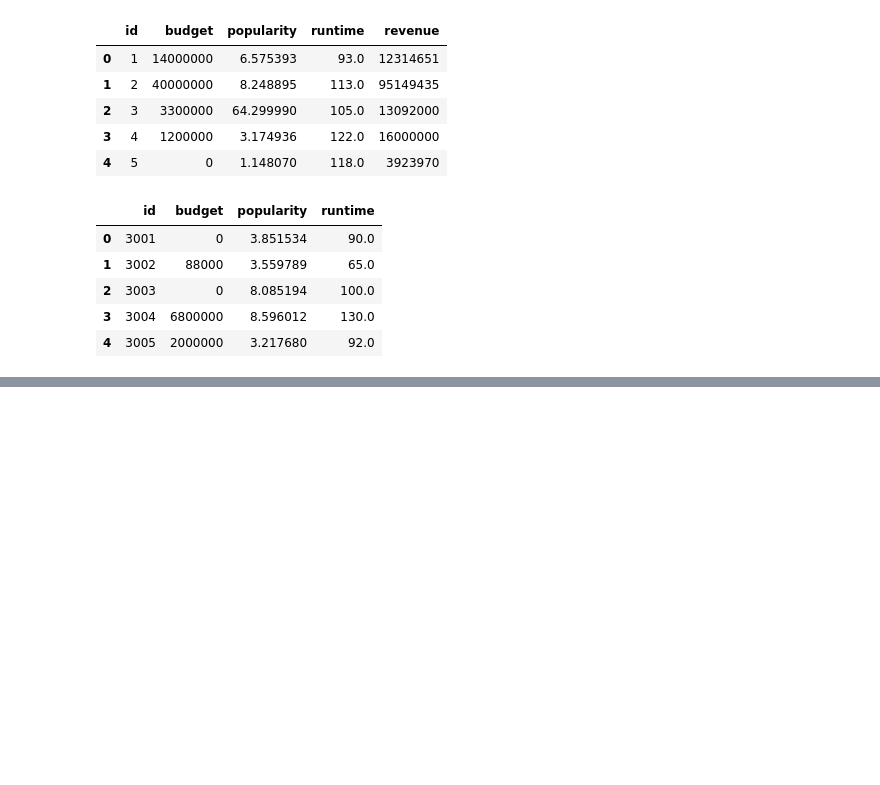
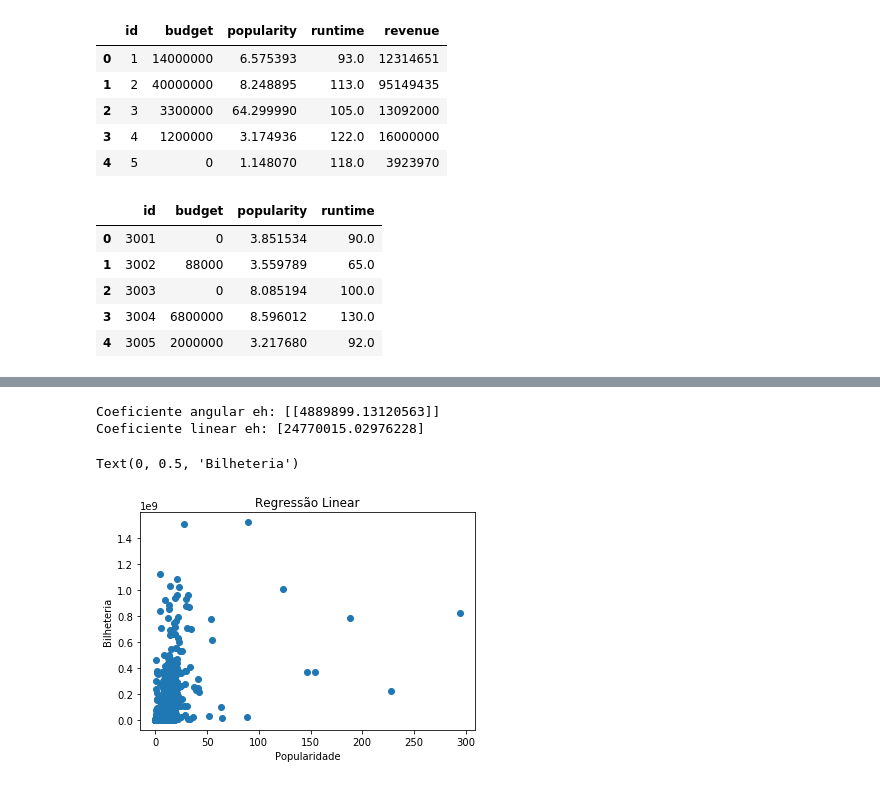
Before and after one commit to wagaojr/TrabalhoFinal-LingProg21.2, a Jupyter notebook: main.ipynb, the cells around one changed output, grey strips where cells are left out. Cells and saved outputs as stored; diff of their text form; code cells hidden in the pictures; blank space fills up the shorter version.

Commit message:
att com regressao linear

```diff
--- a/main.ipynb
+++ b/main.ipynb
@@ -47,0 +64,3 @@ teste_num.head()
+# %%
+x = treino_num.drop(columns=['id','budget','runtime','revenue'])
+x.head()
@@ -47,0 +74,3 @@ teste_num.head()
+# %%
+y = treino_num.drop(columns=['id','budget','popularity','runtime'])
+y.head()
@@ -47,0 +84,8 @@ teste_num.head()
+# %%
+x_treino, x_teste, y_treino, y_teste = train_test_split(x, y, test_size = 0.25)
+# %%
+regr = LinearRegression()
+regr.fit(x_treino, y_treino)
+y_pred = regr.predict(x_teste)
+
+y_pred
@@ -47,0 +121,19 @@ teste_num.head()
+# %%
+coef1 = regr.coef_
+coef2 = regr.intercept_
+
+print("Coeficiente angular eh: {}".format(coef1))
+
+print("Coeficiente linear eh: {}".format(coef2))
+# %% [output]
+Coeficiente angular eh: [[4889899.13120563]]
+Coeficiente linear eh: [24770015.02976228]
+# %%
+plt.scatter(x_treino,y_treino)
+#plt.plot(x_treino, y_pred_df, color='r')
+plt.title('Regressão Linear')
+plt.xlabel('Popularidade')
+plt.ylabel('Bilheteria')
+# %% [output]
+Text(0, 0.5, 'Bilheteria')
+[figure, added]
```
Also changed, not shown: parts of 6 cells of this notebook.
